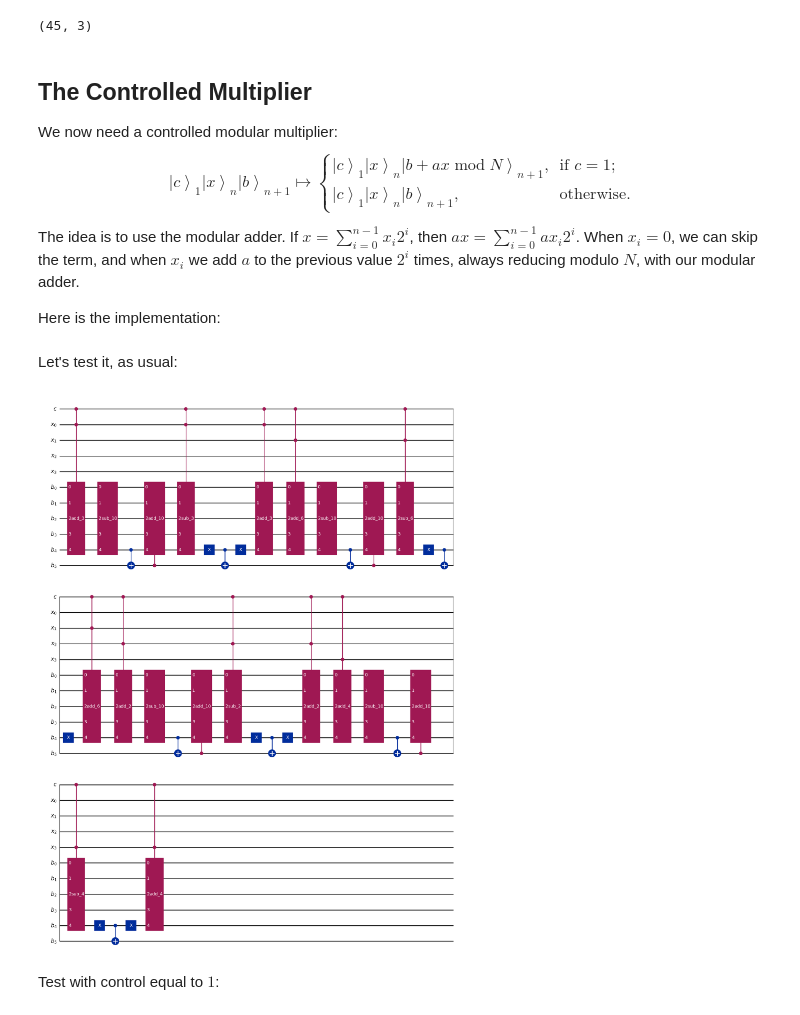
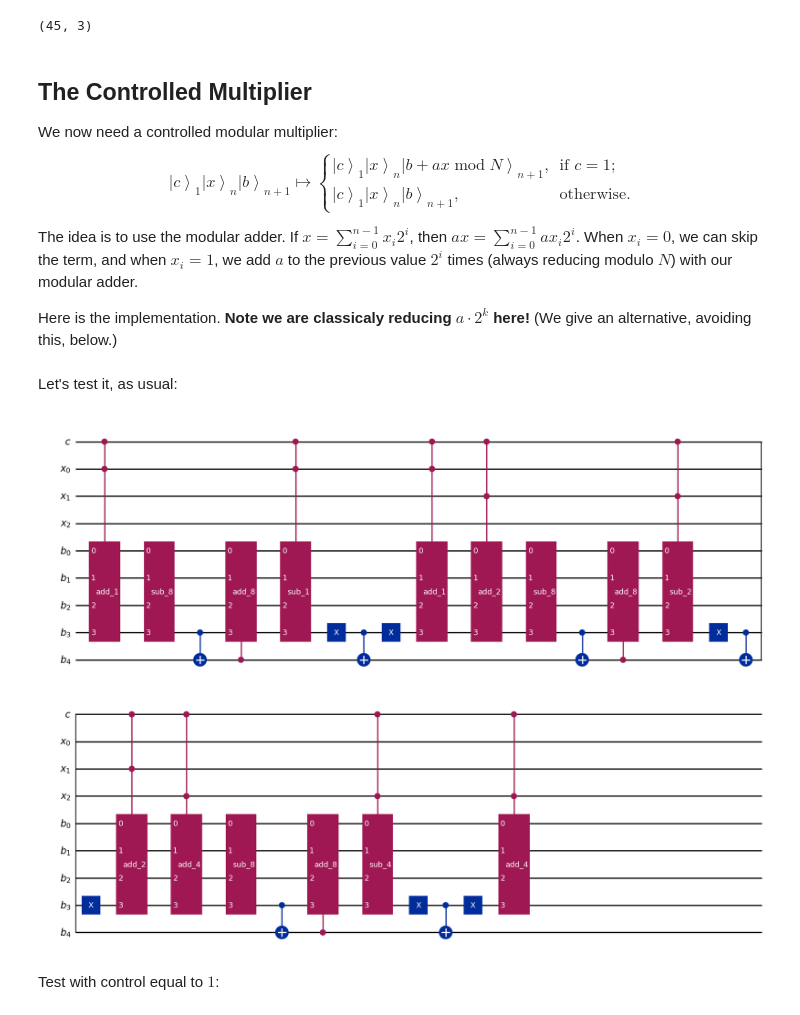
Before and after one commit to lrfinotti/shors_orcale, a Jupyter notebook: shor_oracle.ipynb, the cells around one changed output. Drawn from its saved outputs; the diff is of its cells as text; code cells hidden in the pictures.

Commit message:
Final docstrings, fixed wrong values of n, edits after read through.

```diff
--- a/shor_oracle.ipynb
+++ b/shor_oracle.ipynb
@@ -508,19 +403,19 @@ $$
 \end{cases}
 $$
 
-The idea is to use the modular adder.  If $x = \sum_{i=0}^{n-1} x_i 2^i$, then $ax = \sum_{i=0}^{n-1} a x_i 2^i$.  When $x_i=0$, we can skip the term, and when $x_i$ we add $a$ to the previous value $2^i$ times, always reducing modulo $N$, with our modular adder.
+The idea is to use the modular adder.  If $x = \sum_{i=0}^{n-1} x_i 2^i$, then $ax = \sum_{i=0}^{n-1} a x_i 2^i$.  When $x_i=0$, we can skip the term, and when $x_i=1$, we add $a$ to the previous value $2^i$ times (always reducing modulo $N$) with our modular adder.
 
-Here is the implementation:
+Here is the implementation.  **Note we are classicaly reducing $a \cdot 2^k$ here!**  (We give an alternative, avoiding this, below.)
 # %%
 def modular_mult(a, N):
     """
-    Given positive integers a and N, with a < N, given a controlled modular multiplier
-    gate that takes
-       |1> |x>_n _|b>_n+1   to  |1> |x>_n _|ax + b mod N>_n+1,
+    Given positive integers a and N, with a < N, returns a controlled modular
+    multiplier gate that takes
+       |1> |x>_n |b>_n+1   to  |1> |x>_n |ax + b mod N>_n+1,
     where n = ceil(log2(N)).
 
     INPUTS:
-    * a: the number to be multtiplied;
+    * a: the number to be multiplied;
     * N: the modulus.
 
     OUTPUT:
@@ -552,11 +447,11 @@ def modular_mult(a, N):
 # %% [markdown]
 Let's test it, as usual:
 # %%
-a = 3
-N = 10
+a = 1
+N = 8
 modular_mult(a, N).draw("mpl")
 # %% [output]
-[figure, old version]
+[figure, new version]
 # %% [markdown]
 Test with control equal to $1$:
 # %%
```
Also changed, not shown: parts of 59 cells of this notebook, 2 other files.
